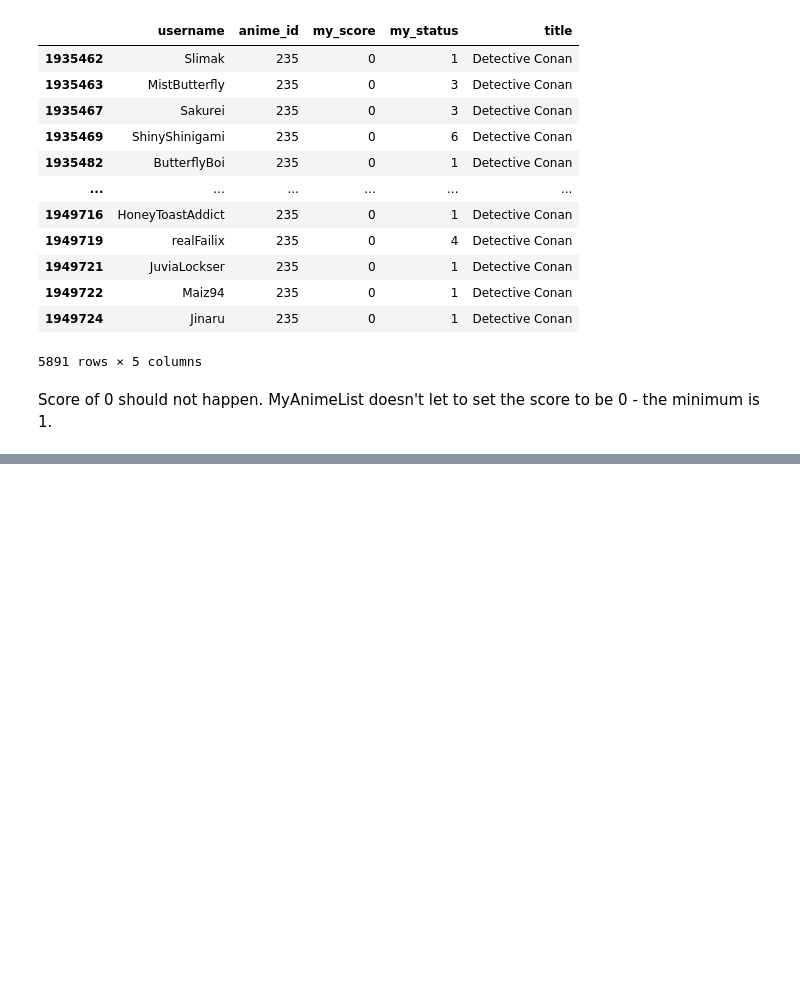
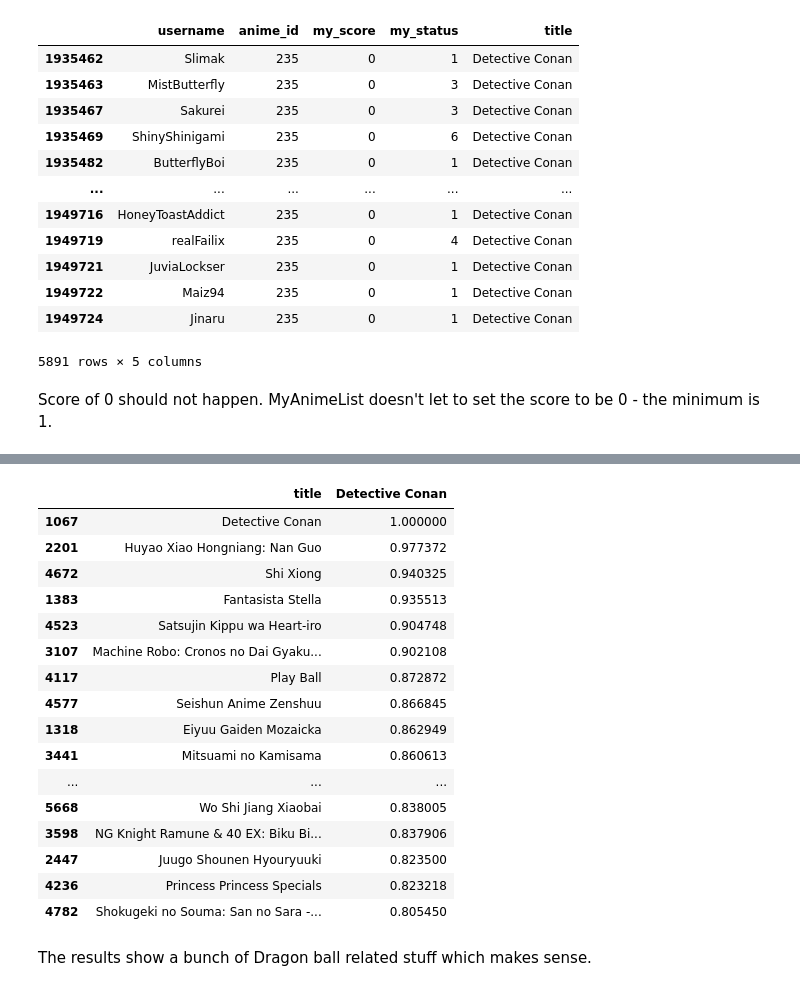
Before and after one commit to HWaiChan/anime-ml, a Jupyter notebook: anime-recommender.ipynb, the cells around one changed output, grey strips where cells are left out. Drawn from its saved outputs; the diff is of its cells as text; code cells hidden in the pictures; blank space fills up the shorter version.

```diff
--- a/data-visualisation.ipynb
+++ b/anime-recommender.ipynb
@@ -349,0 +411,22 @@ dict(sorted(results_dict_no_0.items(), key=lambda item: item[1], reverse=True))
+# %%
+animeCorrelation[["title", "Detective Conan"]].sort_values(by="Detective Conan",ascending=False).head(20)
+# %% [output]
+|  | title | Detective Conan |
+| 1067 | Detective Conan | 1.000000 |
+| 2201 | Huyao Xiao Hongniang: Nan Guo | 0.977372 |
+| 4672 | Shi Xiong | 0.940325 |
+| 1383 | Fantasista Stella | 0.935513 |
+| 4523 | Satsujin Kippu wa Heart-iro | 0.904748 |
+| 3107 | Machine Robo: Cronos no Dai Gyaku... | 0.902108 |
+| 4117 | Play Ball | 0.872872 |
+| 4577 | Seishun Anime Zenshuu | 0.866845 |
+| 1318 | Eiyuu Gaiden Mozaicka | 0.862949 |
+| 3441 | Mitsuami no Kamisama | 0.860613 |
+| ... | ... | ... |
+| 5668 | Wo Shi Jiang Xiaobai | 0.838005 |
+| 3598 | NG Knight Ramune & 40 EX: Biku Bi... | 0.837906 |
+| 2447 | Juugo Shounen Hyouryuuki | 0.823500 |
+| 4236 | Princess Princess Specials | 0.823218 |
+| 4782 | Shokugeki no Souma: San no Sara -... | 0.805450 |
+# %% [markdown]
+The results show a bunch of Dragon ball related stuff which makes sense.
```
Also changed, not shown: parts of 24 cells of this notebook, 3 other files.
